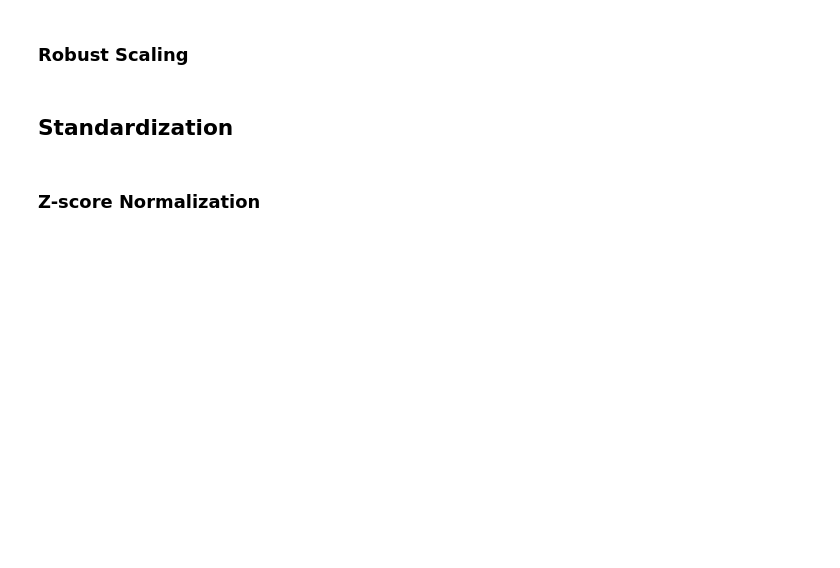
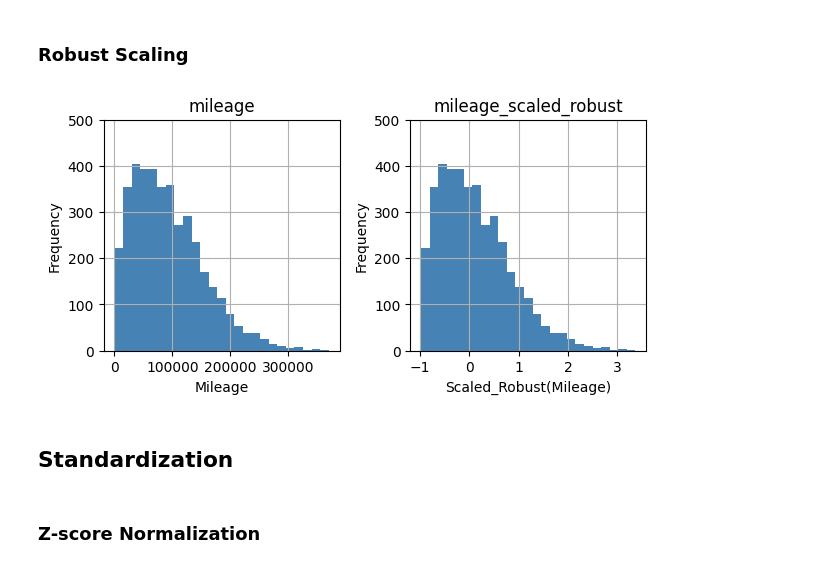
Before and after one commit to watson222-2/python_data_preparation, a Jupyter notebook: advanced_data_preparation_car_data.ipynb, the cells around one changed output. Saved outputs shown, nothing was run; the diff lists cells and outputs as text; code cells hidden in the pictures; blank space fills up the shorter version.

```diff
--- a/advanced_data_preparation_car_data.ipynb
+++ b/advanced_data_preparation_car_data.ipynb
@@ -374,5 +415,30 @@ df.filter(like='price_category').head()
 # %% [markdown]
 ### Robust Scaling
+# %%
+### Robust oder Huber scaling is another scaling method that is supposed to deal better with outliers than Min-Max scaling
+
+# Robust scaling of the variable 'mileage'
+    ### only the calculation is different, the Histogram is the same as in the previous 2 examples
+df['mileage_scaled_robust'] = (df['mileage'] - df['mileage'].median()) / \
+                           (df['mileage'].quantile(0.75) \
+                           - df['mileage'].quantile(0.25))
+
+# Histogram of the variable 'mileage' and 'mileage_scaled_robust'
+    ### this creates 2 histograms in one plot
+ax = df[['mileage', 'mileage_scaled_robust']].hist(bins=25,
+                                             figsize=(7, 3),
+                                             color='steelblue')
+
+# Set the y-axis range for each subplot and add labels
+for axis, label in zip(ax.flatten(), ['Mileage', 'Scaled_Robust(Mileage)']):
+    axis.set_ylim(0, 500)
+    axis.set_xlabel(label)
+    axis.set_ylabel('Frequency')
+
+# Display the plot
+plt.show()
+# %% [output]
+[figure, added]
 # %% [markdown]
 ## Standardization
 # %% [markdown]
```
Also changed, not shown: parts of 16 cells of this notebook, 1 other file.
